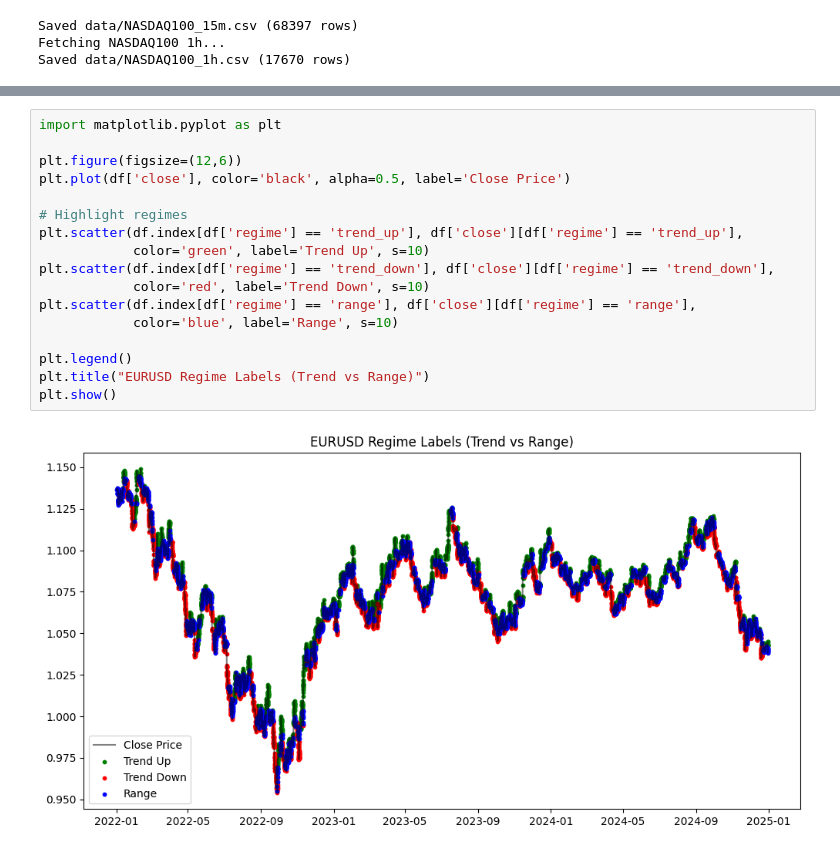
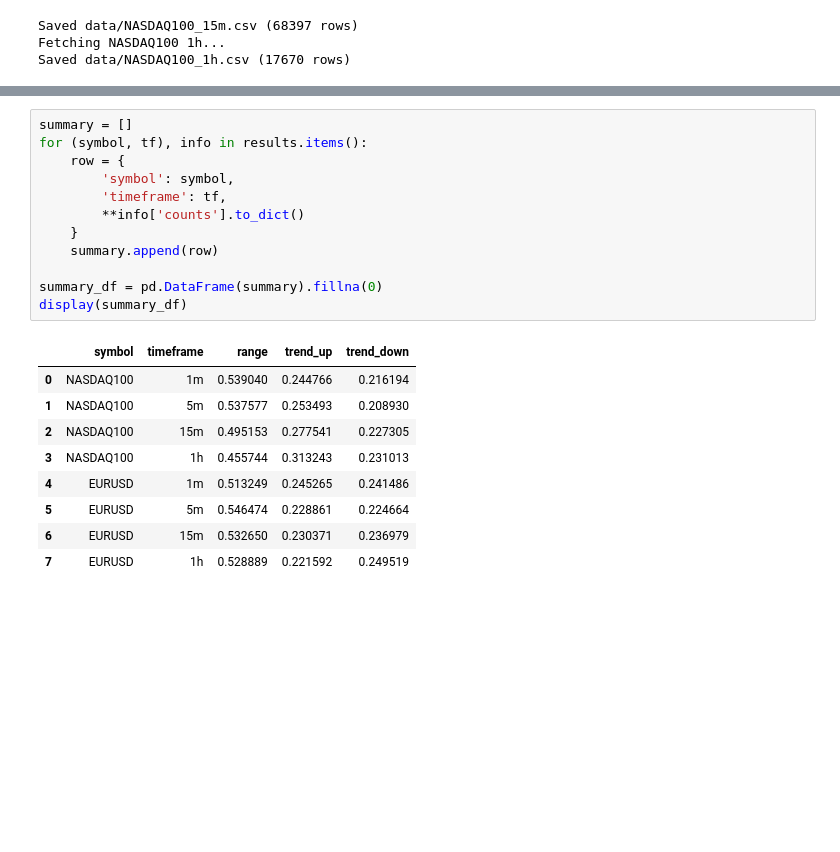
Before and after one commit to ErickNgumo/range_detection, a Jupyter notebook: target_label.ipynb, the cells around one changed output, grey strips where cells are left out. Drawn from its saved outputs; the diff is of its cells as text; blank space fills up the shorter version.

```diff
--- a/target_label.ipynb
+++ b/target_label.ipynb
@@ -340,19 +345,22 @@ fig.show()
-# %%
-import matplotlib.pyplot as plt
-
-plt.figure(figsize=(12,6))
-plt.plot(df['close'], color='black', alpha=0.5, label='Close Price')
-
-# Highlight regimes
-plt.scatter(df.index[df['regime'] == 'trend_up'], df['close'][df['regime'] == 'trend_up'],
-            color='green', label='Trend Up', s=10)
-plt.scatter(df.index[df['regime'] == 'trend_down'], df['close'][df['regime'] == 'trend_down'],
-            color='red', label='Trend Down', s=10)
-plt.scatter(df.index[df['regime'] == 'range'], df['close'][df['regime'] == 'range'],
-            color='blue', label='Range', s=10)
-
-plt.legend()
-plt.title("EURUSD Regime Labels (Trend vs Range)")
-plt.show()
-# %% [output]
-[figure, removed]
+# %%
+summary = []
+for (symbol, tf), info in results.items():
+    row = {
+        'symbol': symbol,
+        'timeframe': tf,
+        **info['counts'].to_dict()
+    }
+    summary.append(row)
+
+summary_df = pd.DataFrame(summary).fillna(0)
+display(summary_df)
+# %% [output]
+|  | symbol | timeframe | range | trend_up | trend_down |
+| 0 | NASDAQ100 | 1m | 0.539040 | 0.244766 | 0.216194 |
+| 1 | NASDAQ100 | 5m | 0.537577 | 0.253493 | 0.208930 |
+| 2 | NASDAQ100 | 15m | 0.495153 | 0.277541 | 0.227305 |
+| 3 | NASDAQ100 | 1h | 0.455744 | 0.313243 | 0.231013 |
+| 4 | EURUSD | 1m | 0.513249 | 0.245265 | 0.241486 |
+| 5 | EURUSD | 5m | 0.546474 | 0.228861 | 0.224664 |
+| 6 | EURUSD | 15m | 0.532650 | 0.230371 | 0.236979 |
+| 7 | EURUSD | 1h | 0.528889 | 0.221592 | 0.249519 |
```
Also changed, not shown: parts of 8 cells of this notebook.
